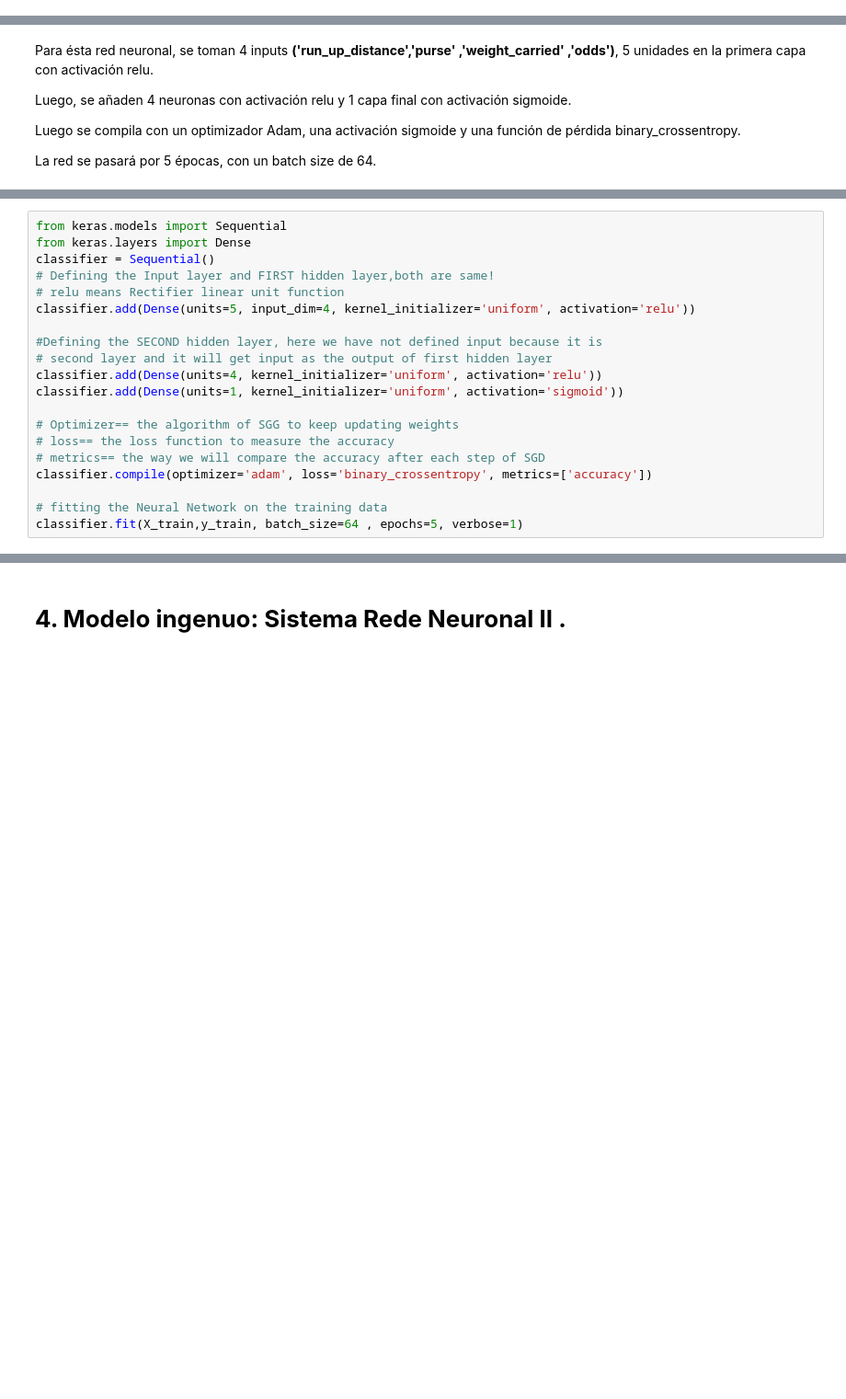
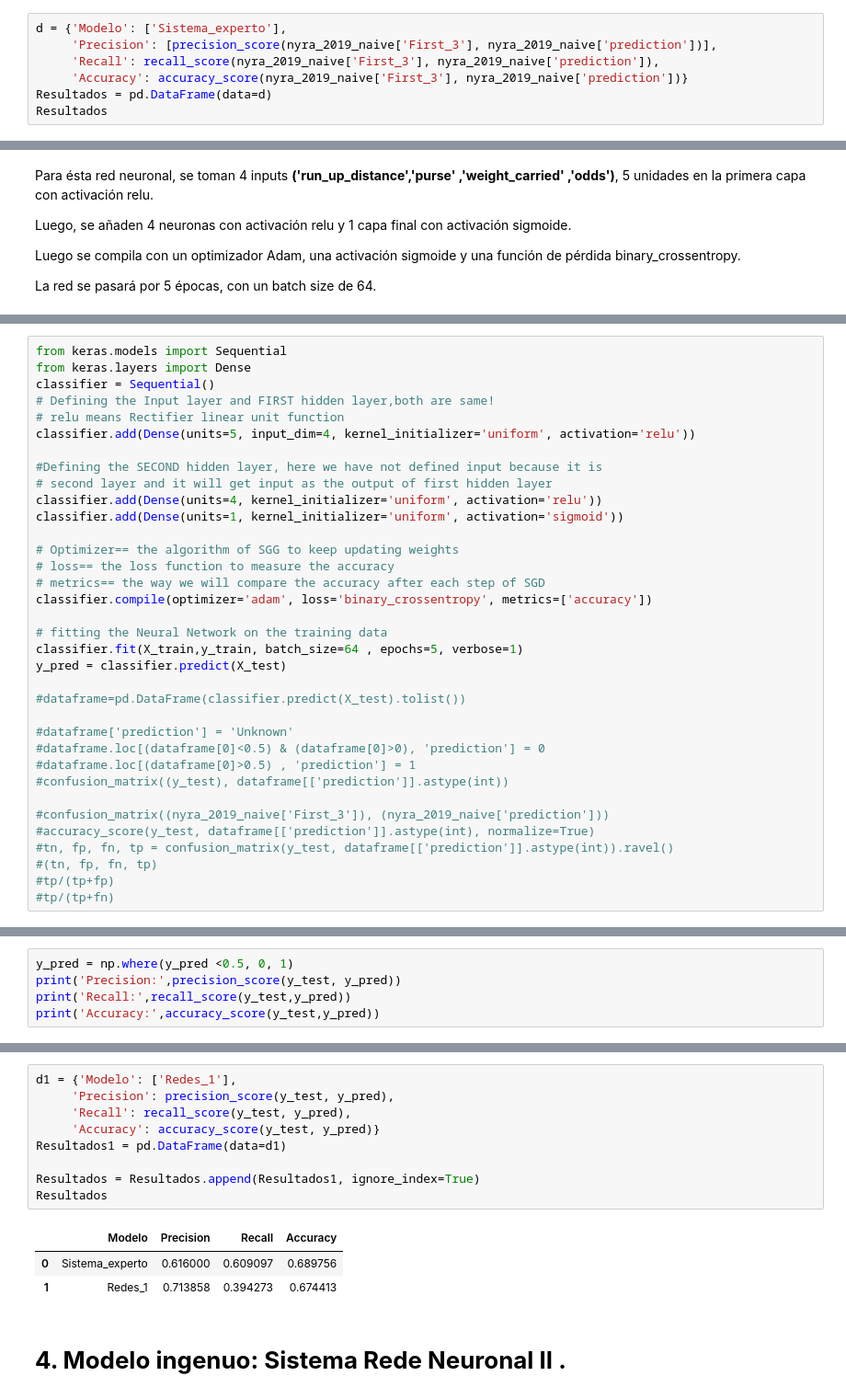
Before and after one commit to jsebastianquiroga/Big_Data-_Derby_2022_SI, a Jupyter notebook: Notebooks/sistemas_inteligentes.ipynb, the cells around one changed output, grey strips where cells are left out. Shown at 92% size. Saved outputs shown, nothing was run; the diff lists cells and outputs as text; blank space fills up the shorter version.

```diff
--- a/Notebooks/sistemas_inteligentes.ipynb
+++ b/Notebooks/sistemas_inteligentes.ipynb
@@ -781,3 +438,10 @@ Y al Recall = TP/(TP+FN), nos muestra que es sensible a la hora de detectar las
+# %%
+d = {'Modelo': ['Sistema_experto'],
+     'Precision': [precision_score(nyra_2019_naive['First_3'], nyra_2019_naive['prediction'])],
+     'Recall': recall_score(nyra_2019_naive['First_3'], nyra_2019_naive['prediction']),
+     'Accuracy': accuracy_score(nyra_2019_naive['First_3'], nyra_2019_naive['prediction'])}
+Resultados = pd.DataFrame(data=d)
+Resultados
 # %% [markdown]
 # <h1><strong> 3. Modelo ingenuo: Sistema Rede Neuronal I.</h1></strong>
 # %% [markdown]
@@ -879,5 +527,20 @@ classifier.compile(optimizer='adam', loss='binary_crossentropy', metrics=['accur
 
 # fitting the Neural Network on the training data
 classifier.fit(X_train,y_train, batch_size=64 , epochs=5, verbose=1)
+y_pred = classifier.predict(X_test)
+
+#dataframe=pd.DataFrame(classifier.predict(X_test).tolist())
+
+#dataframe['prediction'] = 'Unknown'
+#dataframe.loc[(dataframe[0]<0.5) & (dataframe[0]>0), 'prediction'] = 0
+#dataframe.loc[(dataframe[0]>0.5) , 'prediction'] = 1
+#confusion_matrix((y_test), dataframe[['prediction']].astype(int))
+
+#confusion_matrix((nyra_2019_naive['First_3']), (nyra_2019_naive['prediction']))
+#accuracy_score(y_test, dataframe[['prediction']].astype(int), normalize=True)
+#tn, fp, fn, tp = confusion_matrix(y_test, dataframe[['prediction']].astype(int)).ravel()
+#(tn, fp, fn, tp)
+#tp/(tp+fp)
+#tp/(tp+fn)
 # %% [output]
 Epoch 1/5
@@ -931,0 +557,5 @@ tp/(tp+fn)
+# %%
+y_pred = np.where(y_pred <0.5, 0, 1)
+print('Precision:',precision_score(y_test, y_pred))
+print('Recall:',recall_score(y_test,y_pred))
+print('Accuracy:',accuracy_score(y_test,y_pred))
@@ -932,2 +566,15 @@ tp/(tp+fn)
+# %%
+d1 = {'Modelo': ['Redes_1'],
+     'Precision': precision_score(y_test, y_pred),
+     'Recall': recall_score(y_test, y_pred),
+     'Accuracy': accuracy_score(y_test, y_pred)}
+Resultados1 = pd.DataFrame(data=d1)
+
+Resultados = Resultados.append(Resultados1, ignore_index=True)
+Resultados
+# %% [output]
+|  | Modelo | Precision | Recall | Accuracy |
+| 0 | Sistema_experto | 0.616000 | 0.609097 | 0.689756 |
+| 1 | Redes_1 | 0.713858 | 0.394273 | 0.674413 |
 # %% [markdown]
 # <h1><strong> 4. Modelo ingenuo: Sistema Rede Neuronal II .</h1></strong>
```
Also changed, not shown: parts of 96 cells of this notebook.
